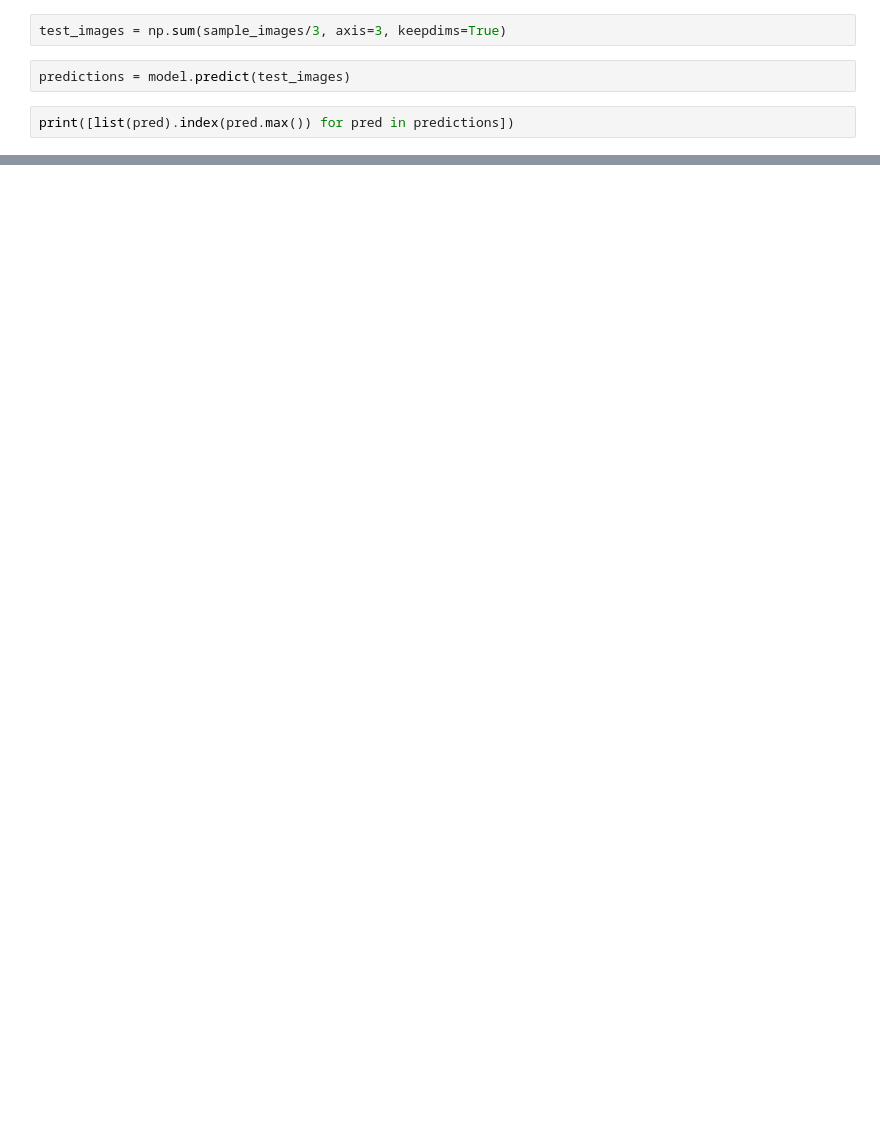
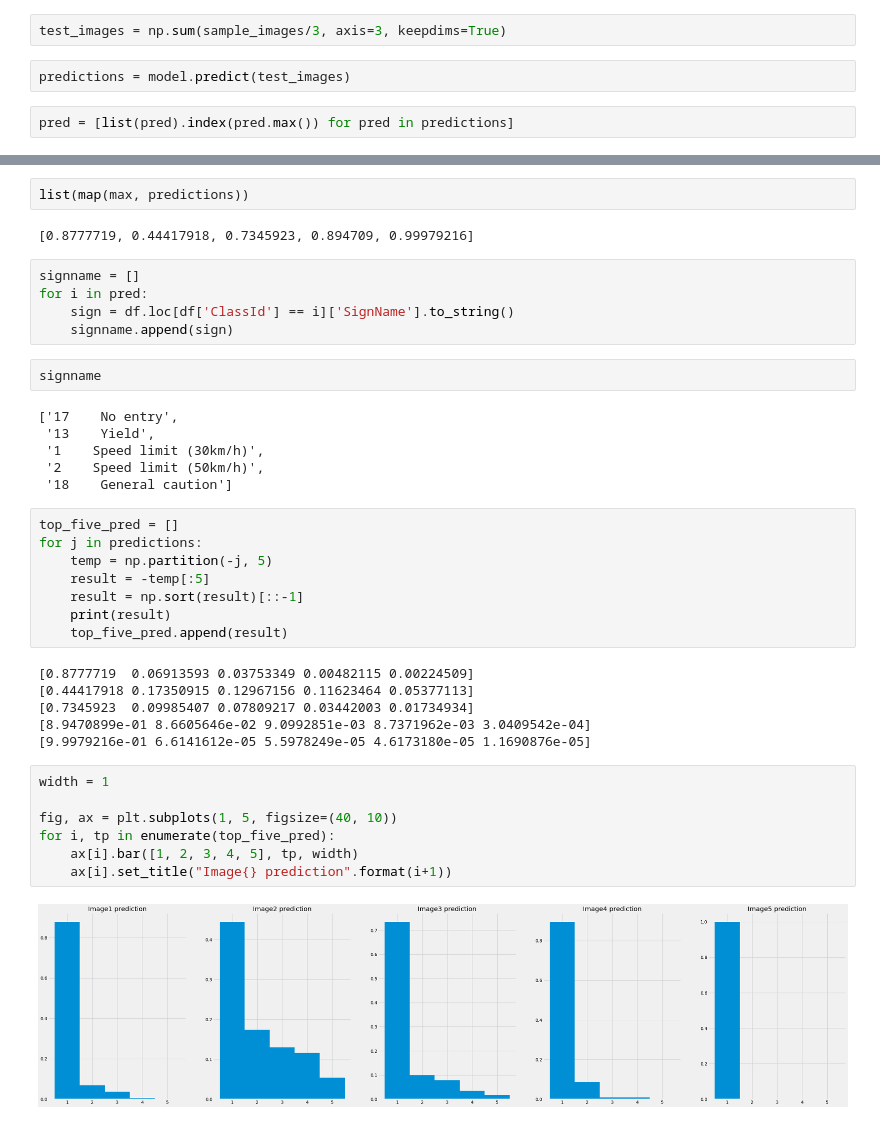
Before and after one commit to koki1610168/CarND-Traffic-Sign-Classifier-Project, a Jupyter notebook: Traffic_Sign_Classifier.ipynb, the cells around one changed output, grey strips where cells are left out. Drawn from its saved outputs; the diff is of its cells as text; blank space fills up the shorter version.

```diff
--- a/Traffic_Sign_Classifier.ipynb
+++ b/Traffic_Sign_Classifier.ipynb
@@ -256,4 +256,4 @@ test_images = np.sum(sample_images/3, axis=3, keepdims=True)
 # %%
 predictions = model.predict(test_images)
 # %%
-print([list(pred).index(pred.max()) for pred in predictions])
+pred = [list(pred).index(pred.max()) for pred in predictions]
@@ -265,0 +280,40 @@ grade
+# %%
+list(map(max, predictions))
+# %% [output]
+[0.8777719, 0.44417918, 0.7345923, 0.894709, 0.99979216]
+# %%
+signname = []
+for i in pred:
+    sign = df.loc[df['ClassId'] == i]['SignName'].to_string()
+    signname.append(sign)
+# %%
+signname
+# %% [output]
+['17    No entry',
+ '13    Yield',
+ '1    Speed limit (30km/h)',
+ '2    Speed limit (50km/h)',
+ '18    General caution']
+# %%
+top_five_pred = []
+for j in predictions:
+    temp = np.partition(-j, 5)
+    result = -temp[:5]
+    result = np.sort(result)[::-1]
+    print(result)
+    top_five_pred.append(result)
+# %% [output]
+[0.8777719  0.06913593 0.03753349 0.00482115 0.00224509]
+[0.44417918 0.17350915 0.12967156 0.11623464 0.05377113]
+[0.7345923  0.09985407 0.07809217 0.03442003 0.01734934]
+[8.9470899e-01 8.6605646e-02 9.0992851e-03 8.7371962e-03 3.0409542e-04]
+[9.9979216e-01 6.6141612e-05 5.5978249e-05 4.6173180e-05 1.1690876e-05]
+# %%
+width = 1
+
+fig, ax = plt.subplots(1, 5, figsize=(40, 10))
+for i, tp in enumerate(top_five_pred):
+    ax[i].bar([1, 2, 3, 4, 5], tp, width)
+    ax[i].set_title("Image{} prediction".format(i+1))
+# %% [output]
+[figure, added]
```
Also changed, not shown: parts of 11 cells of this notebook, 13 other files.
